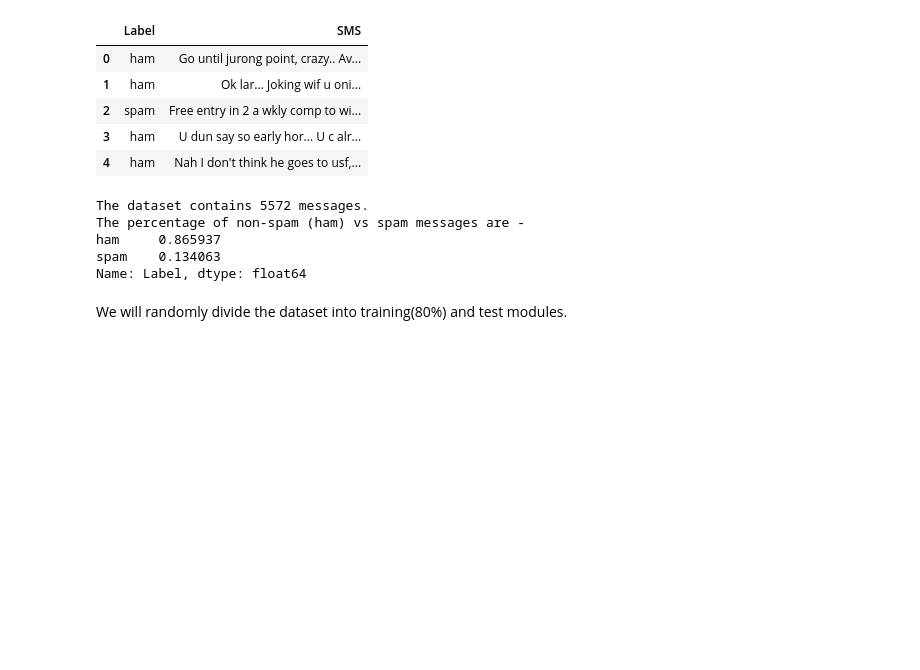
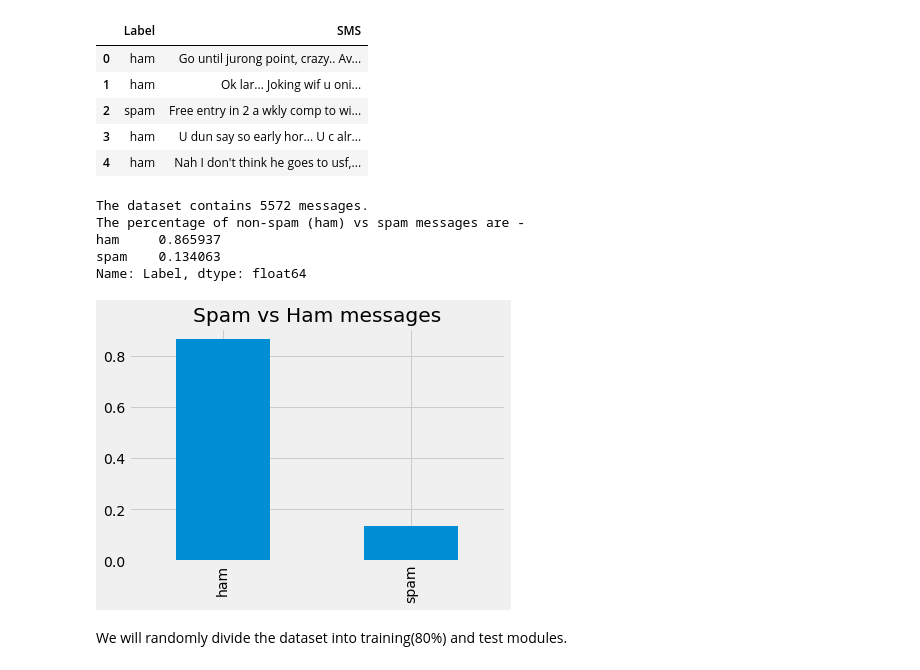
Before and after one commit to plasmagirl/Building-a-Spam-Filter, a Jupyter notebook: Basics.ipynb, the cells around one changed output. Cells and saved outputs as stored; diff of their text form; code cells hidden in the pictures; blank space fills up the shorter version.

```diff
--- a/Basics.ipynb
+++ b/Basics.ipynb
@@ -4,5 +4,8 @@
 The goal of this project is to build a spam filter software for SMS messages using a dataset of 5572 SMS messages that have already been categorized as spam or ham(non-spam). The dataset was obtained from the [UCI Machine Learning Repository](https://archive.ics.uci.edu/ml/datasets/sms+spam+collection). Our ideal spam filter will have an accuracy of greater than 80%.
 # %%
 import pandas as pd
+import matplotlib.pyplot as plt
 from IPython.display import display
+%matplotlib inline
+plt.style.use('fivethirtyeight')
 # %%
@@ -24,6 +27,11 @@ The percentage of non-spam (ham) vs spam messages are -
 ham     0.865937
 spam    0.134063
 Name: Label, dtype: float64
+# %%
+sms_collection['Label'].value_counts(normalize=True).plot(kind='bar', title='Spam vs Ham messages')
+plt.savefig('Spam vs Ham in dataset.png', bbox_inches='tight')
+# %% [output]
+[figure, added]
 # %% [markdown]
 We will randomly divide the dataset into training(80%) and test modules.
 # %%
```
Also changed, not shown: parts of 9 cells of this notebook, 5 other files.
